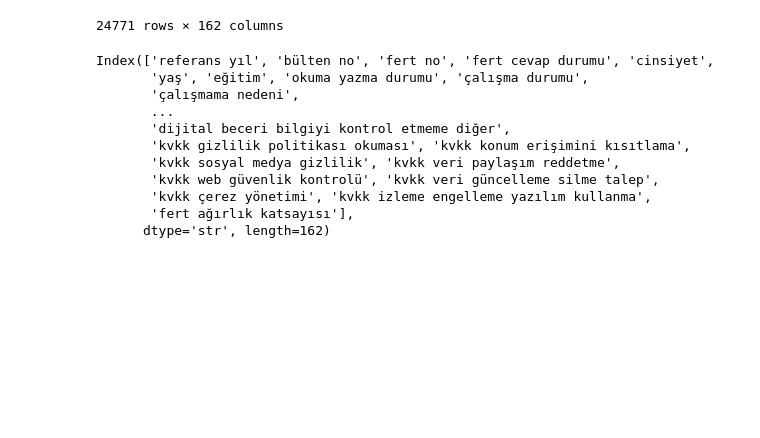
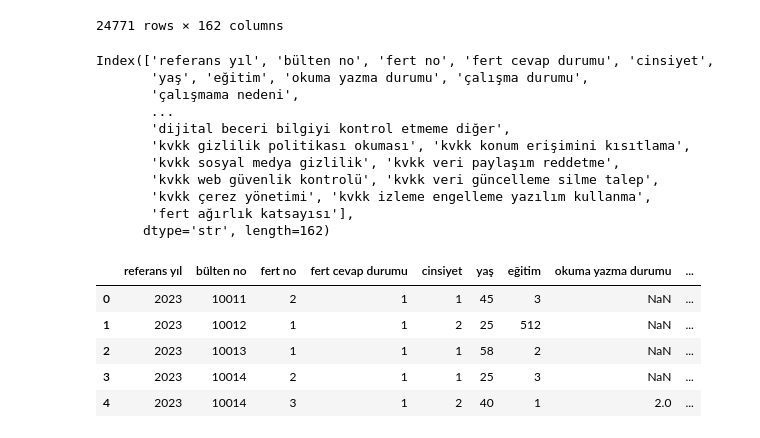
Before and after one commit to dilarasenay/hanehalki-bilisim-teknolojileri-tuik, a Jupyter notebook: 2023yilifert.ipynb, the cells around one changed output. Saved outputs shown, nothing was run; the diff lists cells and outputs as text; code cells hidden in the pictures; blank space fills up the shorter version.

```diff
--- a/2023yili.ipynb
+++ b/2023yilifert.ipynb
@@ -286,6 +286,8 @@ df.rename(columns={"WEBSTE_BILET_KULTUR": "online etkinlik biletleri kültür"},
 df.rename(columns={"WEBSTE_HHN_HZMET": "online ev hizmetleri"}, inplace=True)
 df.rename(columns={"WEBSTE_UYGL_ULASIM_SRKT": "online şirketlerle ulaşım"}, inplace=True)
 df.rename(columns={"WEBSTE_UYGL_RZV_OTEL_ACNT": "online turizm acenteleri ile konaklama"}, inplace=True)
+# %%
+df.rename(columns={"FERT_FAKTOR": "fert ağırlık katsayısı"}, inplace=True)
 # %%
 cols = list(df.columns)
 len(cols), cols[149:162], cols[149:162]
@@ -340,3 +342,14 @@ Index(['referans yıl', 'bülten no', 'fert no', 'fert cevap durumu', 'cinsiyet'
        'kvkk çerez yönetimi', 'kvkk izleme engelleme yazılım kullanma',
        'fert ağırlık katsayısı'],
       dtype='str', length=162)
+# %%
+df.to_csv(r"C:\Users\dilara\Desktop\Hane halkı bilişim tüik\fert bilişim temiz veriler\2023temizfertbilişim.csv", index=False)
+aa = pd.read_csv(r"C:\Users\dilara\Desktop\Hane halkı bilişim tüik\fert bilişim temiz veriler\2023temizfertbilişim.csv")
+aa.head()
+# %% [output]
+|  | referans yıl | bülten no | fert no | fert cevap durumu | cinsiyet | yaş | eğitim | okuma yazma durumu | ... |
+| 0 | 2023 | 10011 | 2 | 1 | 1 | 45 | 3 | NaN | ... |
+| 1 | 2023 | 10012 | 1 | 1 | 2 | 25 | 512 | NaN | ... |
+| 2 | 2023 | 10013 | 1 | 1 | 1 | 58 | 2 | NaN | ... |
+| 3 | 2023 | 10014 | 2 | 1 | 1 | 25 | 3 | NaN | ... |
+| 4 | 2023 | 10014 | 3 | 1 | 2 | 40 | 1 | 2.0 | ... |
```
Also changed, not shown: 23 other files.
